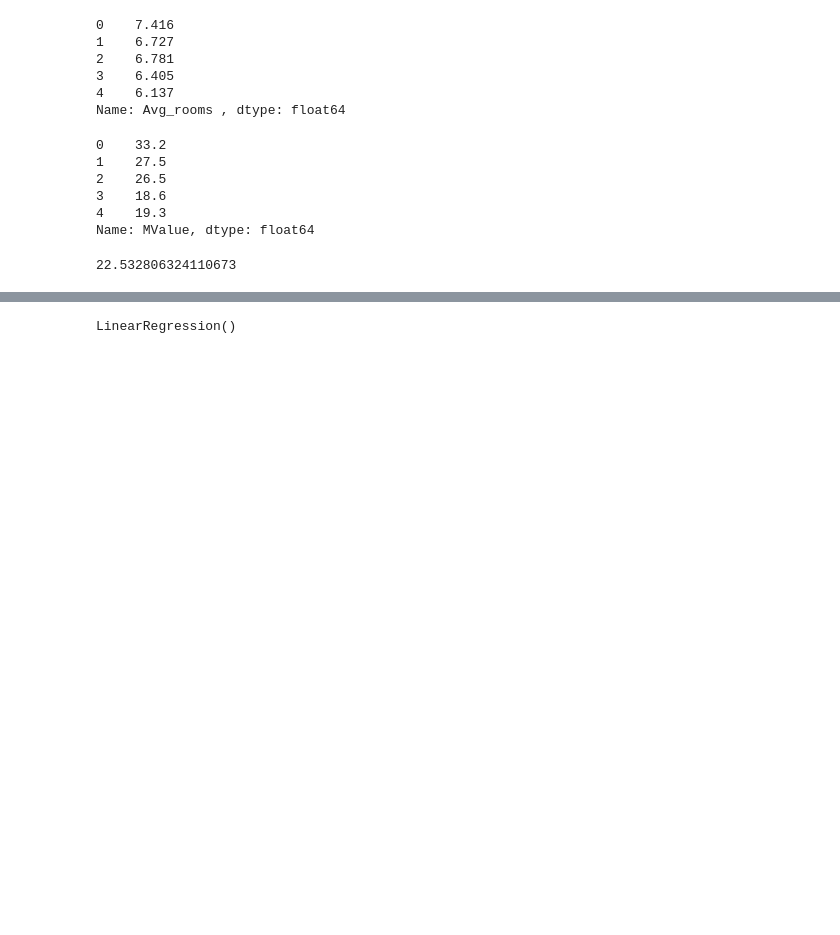
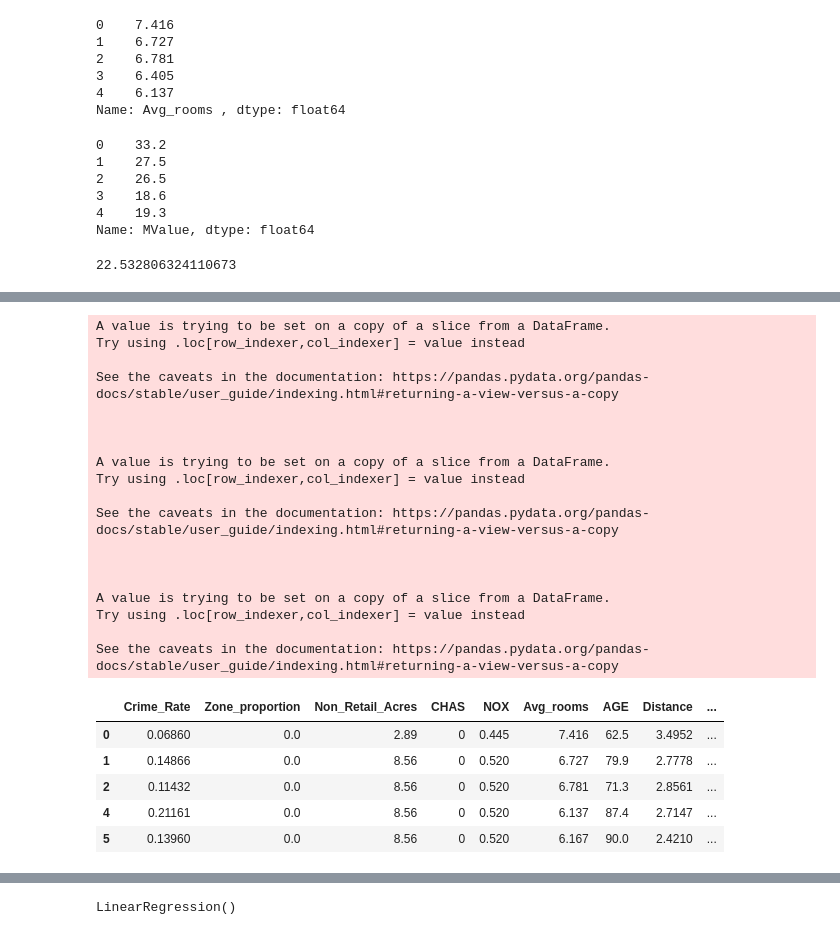
Before and after one commit to szm7/AML, a Jupyter notebook: 2348551_Lab1.ipynb, the cells around one changed output, grey strips where cells are left out. Cells and saved outputs as stored; diff of their text form; code cells hidden in the pictures; blank space fills up the shorter version.

```diff
--- a/2348551_Lab1.ipynb
+++ b/2348551_Lab1.ipynb
@@ -98,0 +122,30 @@ y = df_clean[['MValue']]
+# %%
+df_clean['Model_1'] = model1
+df_clean['Model_2'] = model2
+df_clean['Model_3']=df_clean['MValue'].mean()
+df_clean.head()
+# %% [output]
+A value is trying to be set on a copy of a slice from a DataFrame.
+Try using .loc[row_indexer,col_indexer] = value instead
+
+See the caveats in the documentation: https://pandas.pydata.org/pandas-docs/stable/user_guide/indexing.html#returning-a-view-versus-a-copy
+
+
+
+A value is trying to be set on a copy of a slice from a DataFrame.
+Try using .loc[row_indexer,col_indexer] = value instead
+
+See the caveats in the documentation: https://pandas.pydata.org/pandas-docs/stable/user_guide/indexing.html#returning-a-view-versus-a-copy
+
+
+
+A value is trying to be set on a copy of a slice from a DataFrame.
+Try using .loc[row_indexer,col_indexer] = value instead
+
+See the caveats in the documentation: https://pandas.pydata.org/pandas-docs/stable/user_guide/indexing.html#returning-a-view-versus-a-copy
+|  | Crime_Rate | Zone_proportion | Non_Retail_Acres | CHAS | NOX | Avg_rooms | AGE | Distance | ... |
+| 0 | 0.06860 | 0.0 | 2.89 | 0 | 0.445 | 7.416 | 62.5 | 3.4952 | ... |
+| 1 | 0.14866 | 0.0 | 8.56 | 0 | 0.520 | 6.727 | 79.9 | 2.7778 | ... |
+| 2 | 0.11432 | 0.0 | 8.56 | 0 | 0.520 | 6.781 | 71.3 | 2.8561 | ... |
+| 4 | 0.21161 | 0.0 | 8.56 | 0 | 0.520 | 6.137 | 87.4 | 2.7147 | ... |
+| 5 | 0.13960 | 0.0 | 8.56 | 0 | 0.520 | 6.167 | 90.0 | 2.4210 | ... |
```
Also changed, not shown: parts of 16 cells of this notebook.
